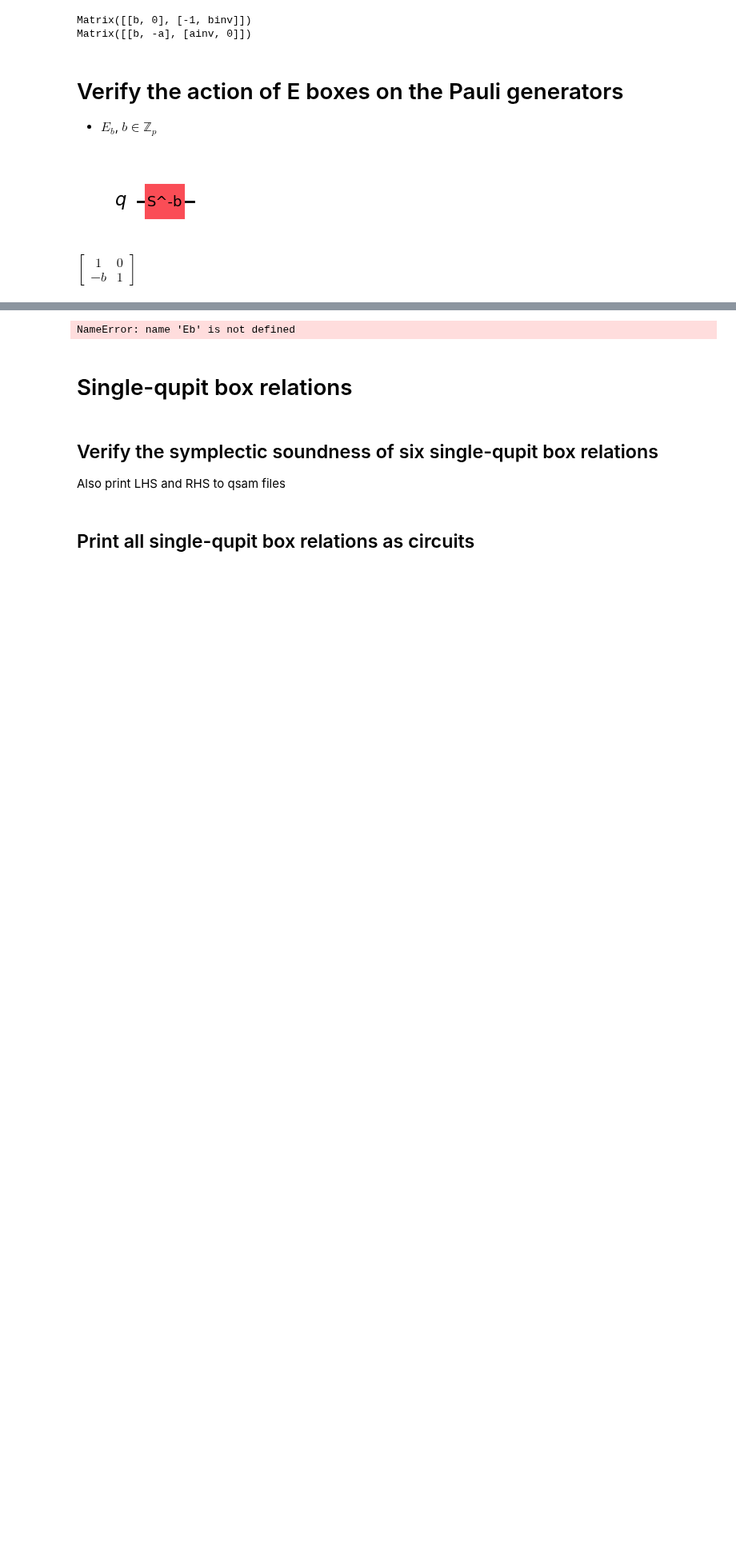
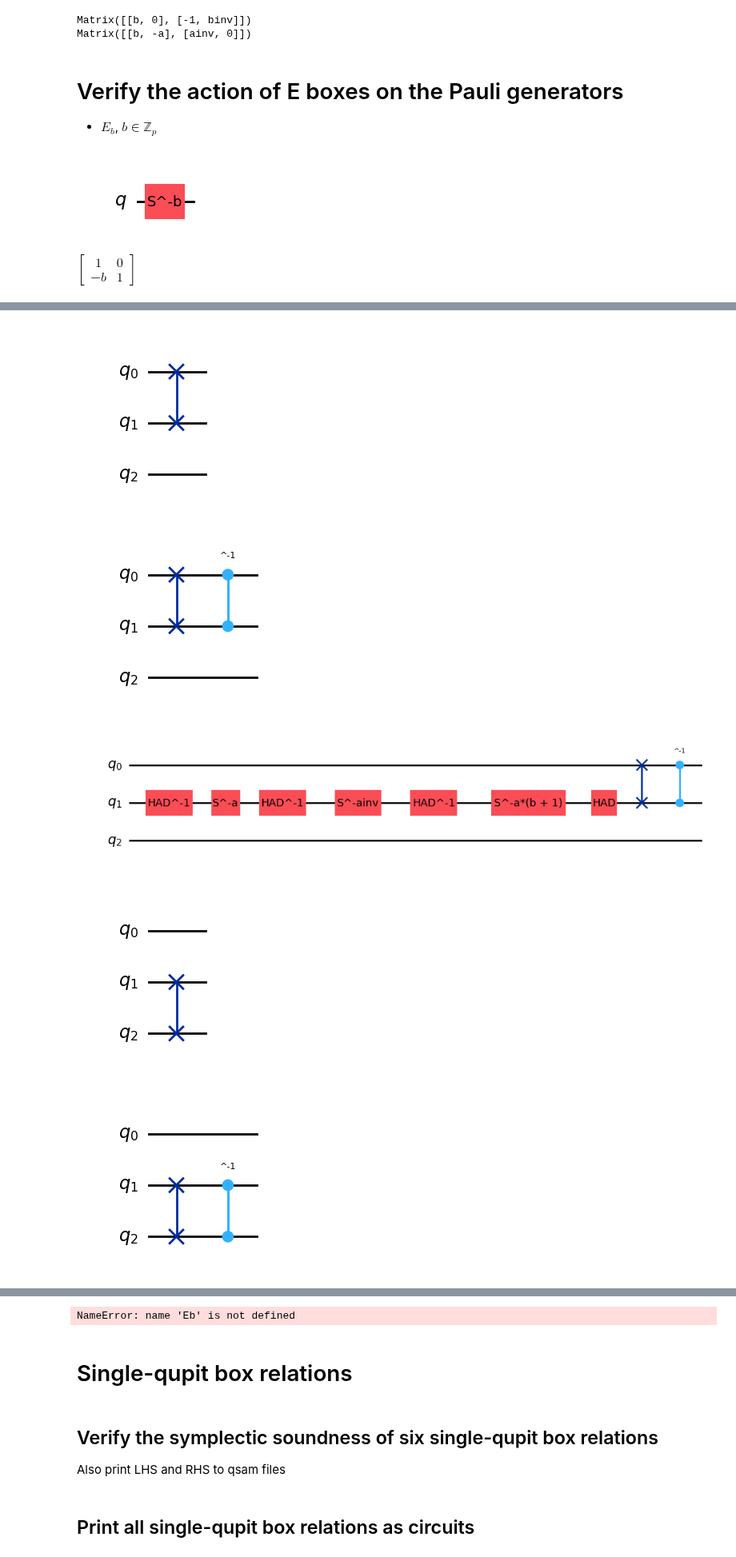
Before and after one commit to SarahMMMLi/QuditClifford, a Jupyter notebook: notebooks/BoxRelation-Soundness.ipynb, the cells around one changed output, grey strips where cells are left out. Shown at 80% size. Saved outputs shown, nothing was run; the diff lists cells and outputs as text; code cells hidden in the pictures; blank space fills up the shorter version.

```diff
--- a/notebooks/BoxRelation-Soundness.ipynb
+++ b/notebooks/BoxRelation-Soundness.ipynb
@@ -574,0 +718,37 @@ $\displaystyle \left[\begin{array}{cccccccccccccccccccc}1 & 0 & 0 & 0 & 0 & 0 &
+# %%
+# D00 on (0,1)
+D00_01 = instantiate_D_box(0, 0, j=0, k=1, n=3, p=23)
+display(D00_01.draw())
+
+# D01 on (0,1)
+D01_01 = instantiate_D_box(0, 1, j=0, k=1, n=3, p=23)
+display(D01_01.draw())
+
+# Dab (general case) on (0,1)
+Dab_01 = instantiate_D_box(a, b, j=0, k=1, n=3, p=23)
+display(Dab_01.draw())
+
+# D00 on (1,2)
+D00_12 = instantiate_D_box(0, 0, j=1, k=2, n=3, p=23)
+display(D00_12.draw())
+
+# D01 on (1,2)
+D01_12 = instantiate_D_box(0, 1, j=1, k=2, n=3, p=23)
+display(D01_12.draw())
+
+# Dab (general case) on (1,2)
+Dab_12 = instantiate_D_box(a, b, j=1, k=2, n=3, p=23)
+display(Dab_12.draw())
+
+
+
+
+lhs = dizx.Circuit(qudit_amount=3, dim=3)
+lhs += CZ(1,2) + D01_01 + D01_12
+display(lhs.draw())
+# %% [output]
+[figure, added]
+[figure, added]
+[figure, added]
+[figure, added]
+[figure, added]
```
Also changed, not shown: parts of 7 cells of this notebook.
